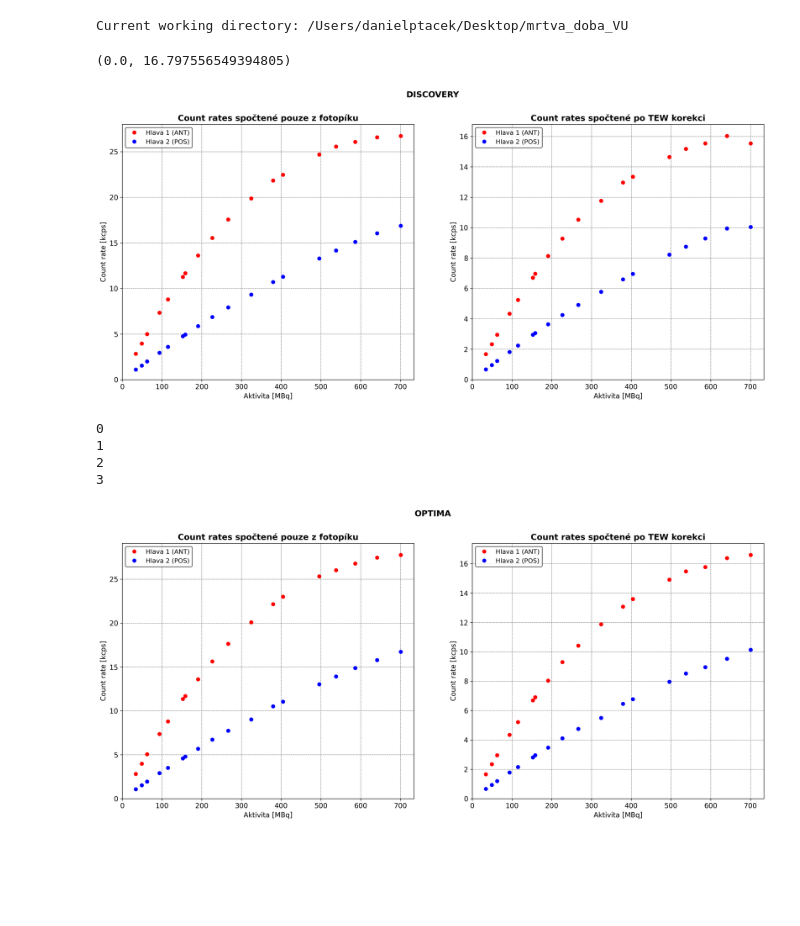
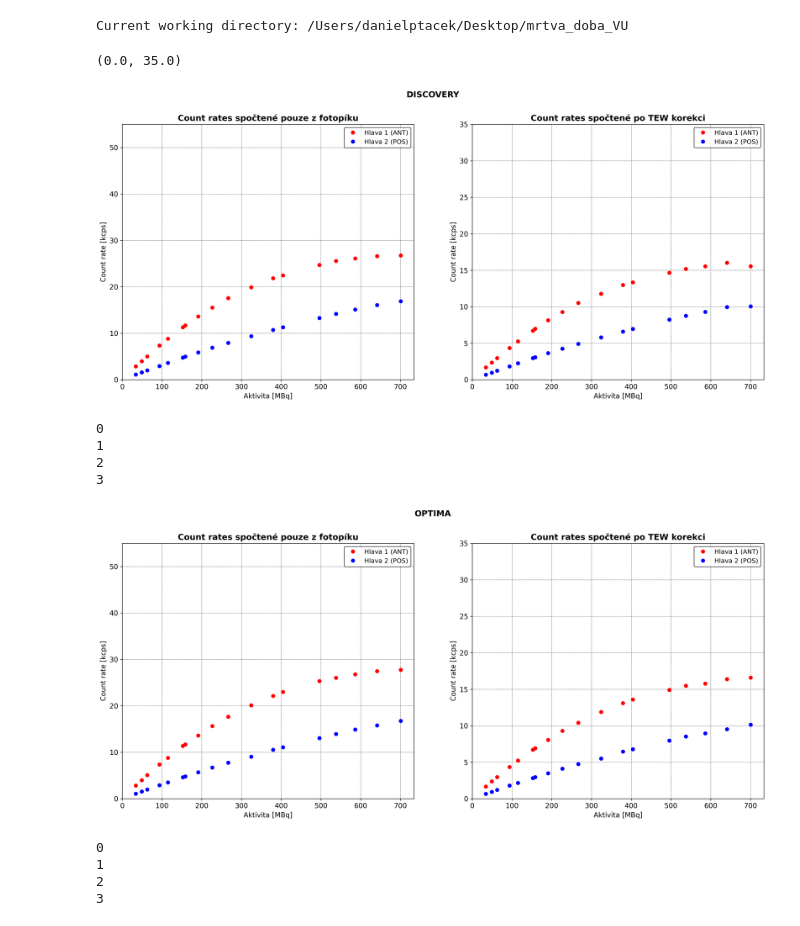
Before and after one commit to ptaceda/mrtva_doba_VU, a Jupyter notebook: prvotni_zpracovani_vysledku.ipynb, the cells around one changed output. Cells and saved outputs as stored; diff of their text form; code cells hidden in the pictures; blank space fills up the shorter version.

```diff
--- a/prvotni_zpracovani_vysledku.ipynb
+++ b/prvotni_zpracovani_vysledku.ipynb
@@ -311,14 +143,14 @@ dt_fig.fig[0].plot(aktivity.values(), cr_1_no_corr_array, "o", color = "red", la
 dt_fig.fig[0].plot(aktivity.values(), cr_2_no_corr_array, "o", color = "blue", label = "Hlava 2 (POS)")
 dt_fig.fig[0].legend(loc = 'best', edgecolor = 'black', fontsize = 11)
 dt_fig.fig[0].set_xlim(0,None)
-dt_fig.fig[0].set_ylim(0,None)
+dt_fig.fig[0].set_ylim(0,55)
 
 dt_fig.fig[1].plot(aktivity.values(), cr_1_tew_corr_array, "o", color = "red", label = "Hlava 1 (ANT)")
 dt_fig.fig[1].plot(aktivity.values(), cr_2_tew_corr_array, "o", color = "blue", label = "Hlava 2 (POS)")
 dt_fig.fig[1].legend(loc = 'best', edgecolor = 'black', fontsize = 11)
 dt_fig.fig[1].set_xlim(0,None)
-dt_fig.fig[1].set_ylim(0,None)
+dt_fig.fig[1].set_ylim(0,35)
 # %% [output]
-(0.0, 16.797556549394805)
+(0.0, 35.0)
-[figure, old version]
+[figure, new version]
 # %%
@@ -412,33 +246,75 @@ for md in optima_mds:
 
     ### ----
     ### vypocty count rates
 
     cr_1_no_corr = np.sum(dt_1_no_corr)/dt_acq_time - np.sum(bg_1_no_corr)/bg_acq_time
     cr_1_no_corr_array.append(cr_1_no_corr*0.001)
 
     cr_2_no_corr = np.sum(dt_2_no_corr)/dt_acq_time - np.sum(bg_2_no_corr)/bg_acq_time
     cr_2_no_corr_array.append(cr_2_no_corr*0.001)
 
     cr_1_tew_corr = np.sum(dt_1_tew_corr)/dt_acq_time - np.sum(bg_1_tew_corr)/bg_acq_time
     cr_1_tew_corr_array.append(cr_1_tew_corr*0.001)
 
     cr_2_tew_corr = np.sum(dt_2_tew_corr)/dt_acq_time - np.sum(bg_2_tew_corr)/bg_acq_time
     cr_2_tew_corr_array.append(cr_2_tew_corr*0.001)
 
 ### ----
 ### vyploteni do obrazku
 dt_fig.fig[0].plot(aktivity.values(), cr_1_no_corr_array, "o", color = "red", label = "Hlava 1 (ANT)")
 dt_fig.fig[0].plot(aktivity.values(), cr_2_no_corr_array, "o", color = "blue", label = "Hlava 2 (POS)")
 dt_fig.fig[0].legend(loc = 'best', edgecolor = 'black', fontsize = 11)
 dt_fig.fig[0].set_xlim(0,None)
-dt_fig.fig[0].set_ylim(0,None)
+dt_fig.fig[0].set_ylim(0,55)
 
 dt_fig.fig[1].plot(aktivity.values(), cr_1_tew_corr_array, "o", color = "red", label = "Hlava 1 (ANT)")
 dt_fig.fig[1].plot(aktivity.values(), cr_2_tew_corr_array, "o", color = "blue", label = "Hlava 2 (POS)")
 dt_fig.fig[1].legend(loc = 'best', edgecolor = 'black', fontsize = 11)
 dt_fig.fig[1].set_xlim(0,None)
-dt_fig.fig[1].set_ylim(0,None)
+dt_fig.fig[1].set_ylim(0,35)
 
 dt_fig.Figure.savefig(os.path.join(optima_folder, 'grafy_mrtve_doby_Optima.jpg'), bbox_inches = "tight")
 # %% [output]
-[figure, old version]
+[figure, new version]
+# %%
+### FITOVÁNÍ DISCOVERY
+
+from vyber_dat_pro_fit import vyber_dat_pro_lin_fit
+from fitovani import linearni_fit, linearni_fce
+import numpy as np
+from lmfit import Model
+
+lin_cr_1_no_corr = vyber_dat_pro_lin_fit(aktivity.values(), cr_1_no_corr_array)
+lin_cr_1_tew_corr = vyber_dat_pro_lin_fit(aktivity.values(), cr_1_tew_corr_array)
+lin_cr_2_no_corr = vyber_dat_pro_lin_fit(aktivity.values(), cr_2_no_corr_array)
+lin_cr_2_tew_corr = vyber_dat_pro_lin_fit(aktivity.values(), cr_2_tew_corr_array)
+
+data_pro_lin_fit = [lin_cr_1_no_corr, lin_cr_1_tew_corr, lin_cr_2_no_corr, lin_cr_2_tew_corr]
+i = 0
+for data in data_pro_lin_fit:
+    akt = np.linspace(data[-1],705,5)
+    fit = linearni_fit(data)
+    a, b = fit[:2]
+    if i == 0:
+        print(i)
+        dt_fig.fig[0].plot(akt, linearni_fce(akt,a,b), "--", color = "red")
+        i += 1
+    elif i == 1:
+        print(i)
+        dt_fig.fig[1].plot(akt, linearni_fce(akt,a,b), "--", color = "red")
+        i += 1
+    elif i == 2:
+        print(i)
+        dt_fig.fig[0].plot(akt, linearni_fce(akt,a,b), "--", color = "blue")
+        i += 1
+    else:
+        print(i)
+        dt_fig.fig[1].plot(akt, linearni_fce(akt,a,b), "--", color = "blue")
+        i += 1
+
+dt_fig.Figure.savefig(os.path.join(optima_folder, 'grafy_mrtve_doby_Optima.jpg'), bbox_inches = "tight")
+# %% [output]
+0
+1
+2
+3
```
Also changed, not shown: parts of 3 cells of this notebook, 1 other file.
